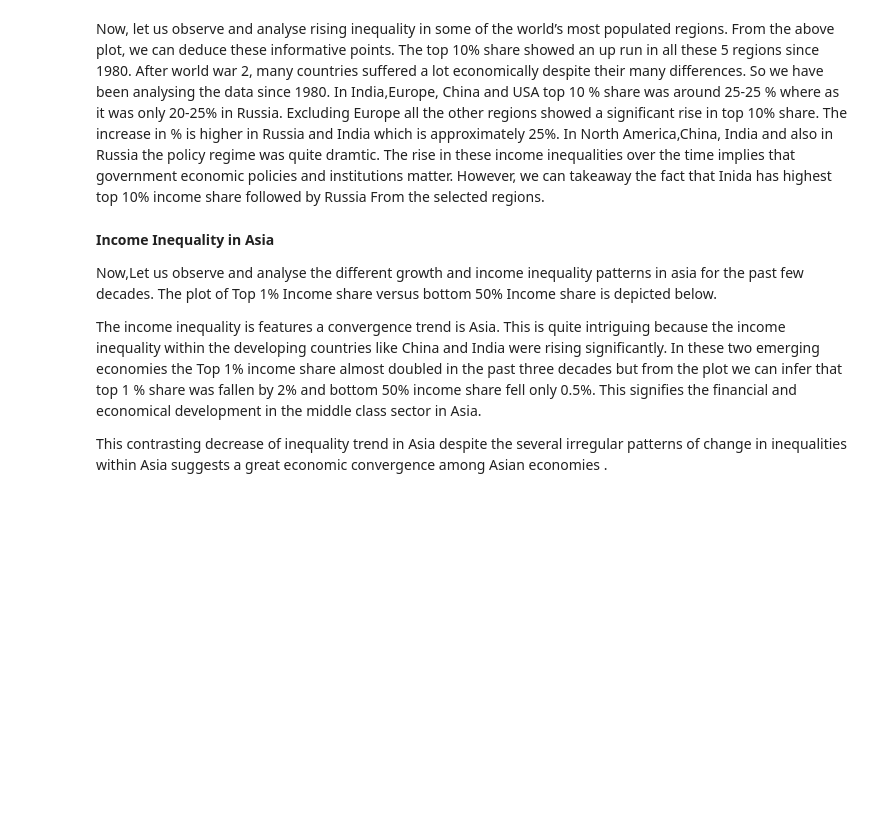
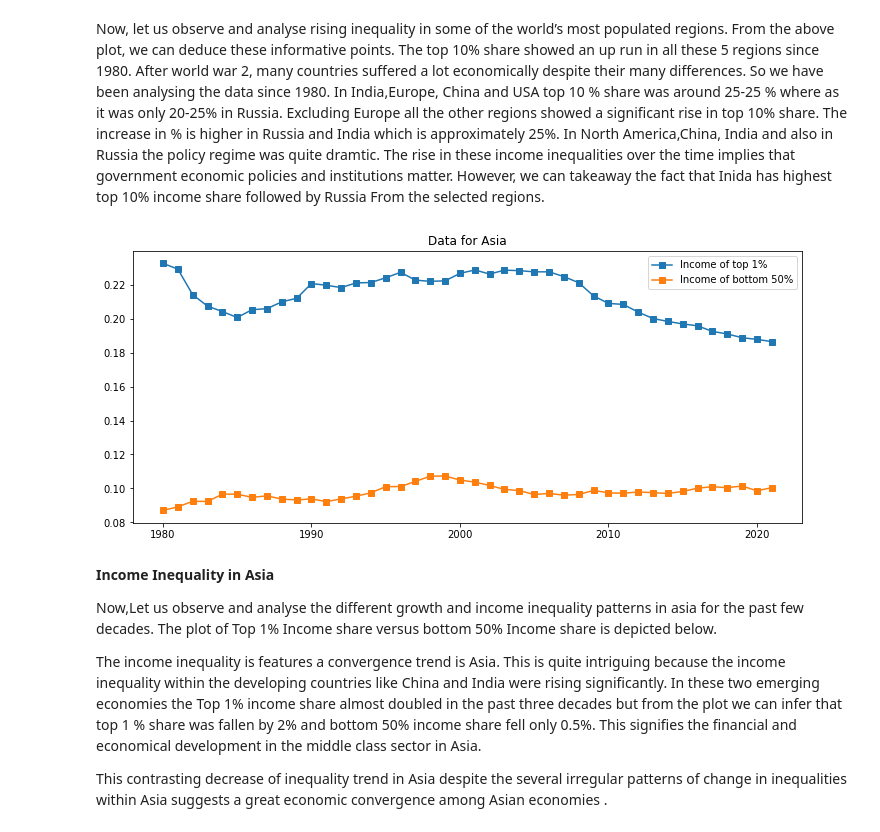
Before and after one commit to CS328-Spring-2022/writing-assignment-jrh, a Jupyter notebook: _notebooks/index.ipynb, the cells around one changed output. Drawn from its saved outputs; the diff is of its cells as text; code cells hidden in the pictures; blank space fills up the shorter version.

```diff
--- a/_notebooks/index.ipynb
+++ b/_notebooks/index.ipynb
@@ -59,26 +63,28 @@ followed by Russia From the selected regions.
 # %%
 import pandas as pd
 import numpy as np
 import matplotlib.pyplot as plt
 
-df=pd.read_csv("top_1%_asia.csv")
-df_2=pd.read_csv("bottom_50_asia.csv")
+df=pd.read_csv("data/top_1%_asia.csv")
+df_2=pd.read_csv("data/bottom_50_asia.csv")
 # print(df.head())
 # print(df.describe())
 # print(df.loc[45])
 # plt.plot(x=df["Year"],y=df["Asia"],marker="o")
 # plt.plot(x="Year",y="Asia",marker="o")
 # plt.title("vs")
 # plt.show()
 x=pd.Series(df['Year'])
 y=pd.Series(df['Asia'])
 y_2=pd.Series(df_2['Asia'])
 plt.figure(figsize=(12, 5))
 plt.plot(x,y,marker="s",label="Income of top 1%")
 plt.plot(x,y_2,marker="s",label="Income of bottom 50%")
 leg=plt.legend()
 plt.title("Data for Asia")
 plt.show()
+# %% [output]
+[figure, added]
 # %% [markdown]
 **Income Inequality in Asia**
 
```
Also changed, not shown: parts of 8 cells of this notebook, 1 other file.
